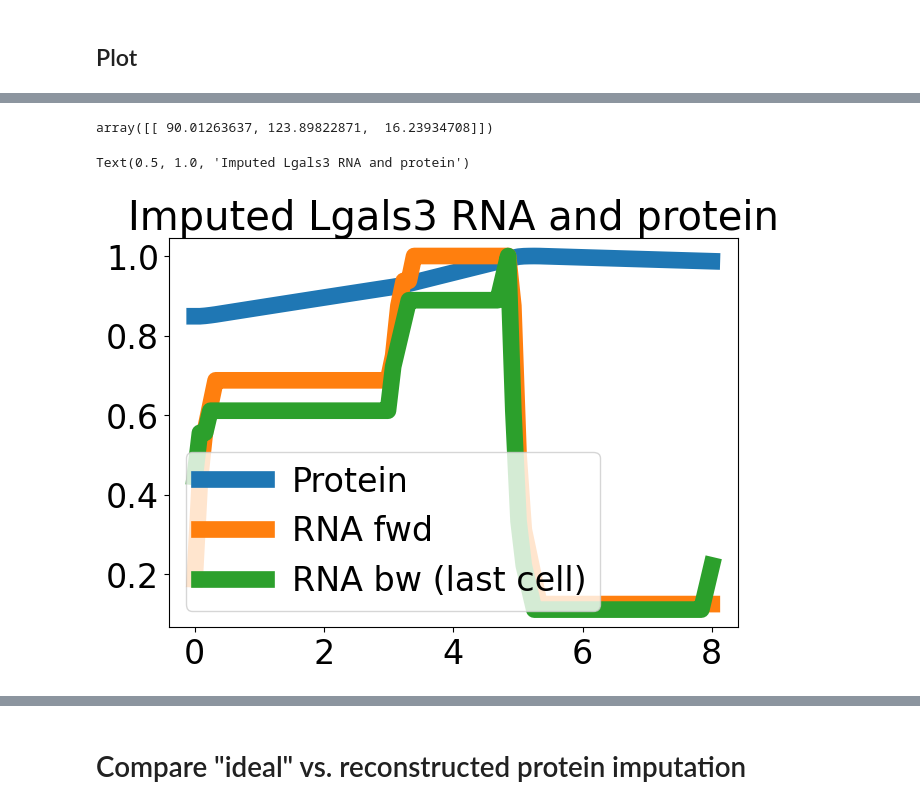
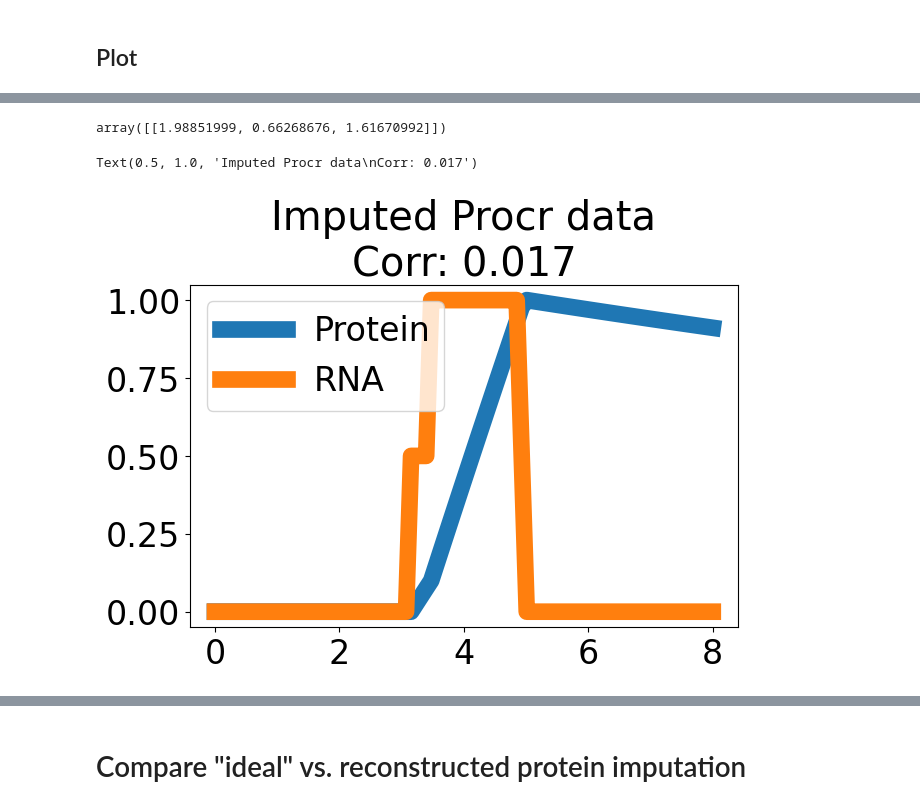
Before and after one commit to reliscu/chronocell_janssens_2025_preprint, a Jupyter notebook: 09_impute_protein_ideal.ipynb, the cells around one changed output, grey strips where cells are left out. Drawn from its saved outputs; the diff is of its cells as text; code cells hidden in the pictures.

Commit message:
plots

```diff
--- a/09_impute_protein_ideal.ipynb
+++ b/09_impute_protein_ideal.ipynb
@@ -253,7 +253,7 @@ expr_RNA_ordered = expr_RNA.loc[cell_index]
 ## Plot
 # %%
 # Gene to plot
-gene_idx = 5
+gene_idx = 7
 gene = deg_rate_df['Gene'].iloc[gene_idx]
 print(gene)
 prot = orig_corr.loc[orig_corr['Gene'].isin([gene]), 'Protein']
@@ -296,18 +327,20 @@ Text(0.5, 1.0, 'Lgals3 mean observed\nRNA and protein over time')
 # %%
-alpha[traj_genes['Gene_symbol'] == gene]
+# alpha[traj_genes['Gene_symbol'] == gene]
 # %% [output]
-array([[ 90.01263637, 123.89822871,  16.23934708]])
+array([[1.98851999, 0.66268676, 1.61670992]])
 # %%
 value = gene_order_idx[gene_idx]
 X_fwd = X_fwd_per_gene[value]
 states = np.asarray(states_per_gene[value]) # Get most probable state for spliced RNA at each time point
 Y = states[X_fwd.argmax(axis=0)]
 
+corr = np.corrcoef(Y_fwd[:, 1].ravel(), P_imputed[:, gene_idx].ravel())[0, 1]
+
 plt.plot(t, P_imputed[:, gene_idx]/max(P_imputed[:, gene_idx]), label="Protein")
-plt.plot(t, Y_fwd[:, 1]/max(Y_fwd[:, 1]), label="RNA fwd")
-plt.plot(t, Y_bw/max(Y_bw), label="RNA bw (last cell)")
+plt.plot(t, Y_fwd[:, 1]/max(Y_fwd[:, 1]), label="RNA")
+# plt.plot(t, Y_bw/max(Y_bw), label="RNA bw (last cell)")
 plt.legend()
-plt.title(f"Imputed {gene} RNA and protein")
+plt.title(f"Imputed {gene} data\nCorr: {np.round(corr, 3)}")
 # %% [output]
-Text(0.5, 1.0, 'Imputed Lgals3 RNA and protein')
+Text(0.5, 1.0, 'Imputed Procr data\nCorr: 0.017')
-[figure, old version]
+[figure, new version]
```
Also changed, not shown: parts of 15 cells of this notebook, 2 other files.
